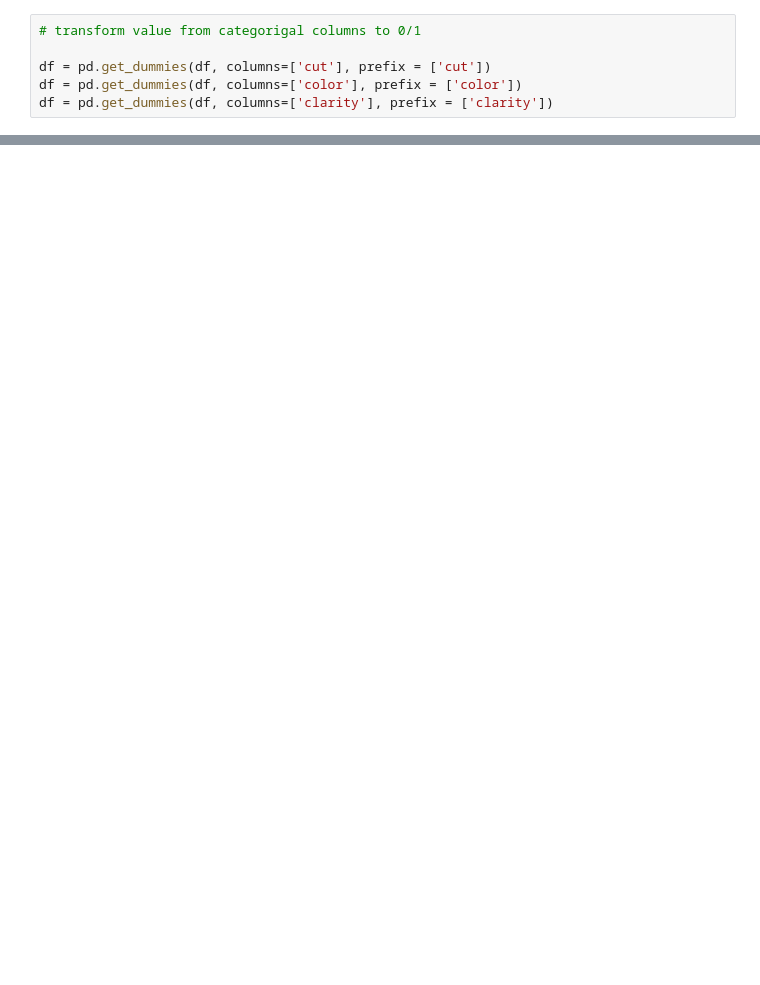
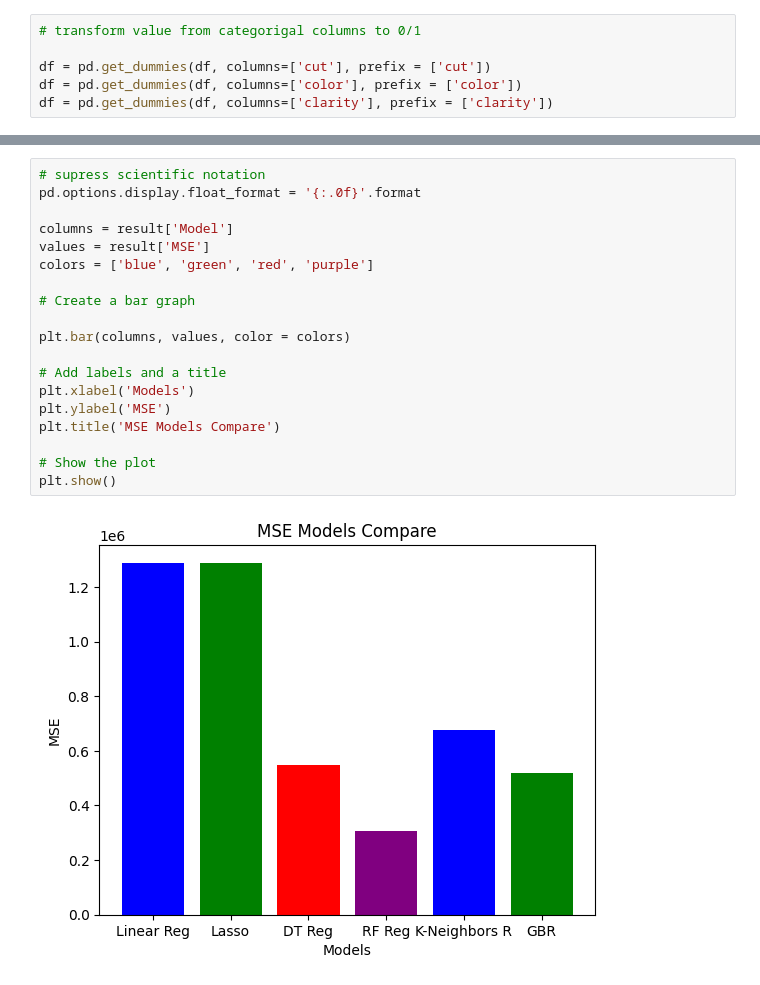
Before and after one commit to frankfaisca/machine-learning, a Jupyter notebook: ex2_PredictionPrices.ipynb, the cells around one changed output, grey strips where cells are left out. Drawn from its saved outputs; the diff is of its cells as text; blank space fills up the shorter version.

```diff
--- a/ex2_PredictionPrices.ipynb
+++ b/ex2_PredictionPrices.ipynb
@@ -134,0 +261,21 @@ R2 Score:
+# %%
+# supress scientific notation
+pd.options.display.float_format = '{:.0f}'.format
+
+columns = result['Model']
+values = result['MSE']
+colors = ['blue', 'green', 'red', 'purple']
+
+# Create a bar graph
+
+plt.bar(columns, values, color = colors)
+
+# Add labels and a title
+plt.xlabel('Models')
+plt.ylabel('MSE')
+plt.title('MSE Models Compare')
+
+# Show the plot
+plt.show()
+# %% [output]
+[figure, added]
```
Also changed, not shown: parts of 12 cells of this notebook.
